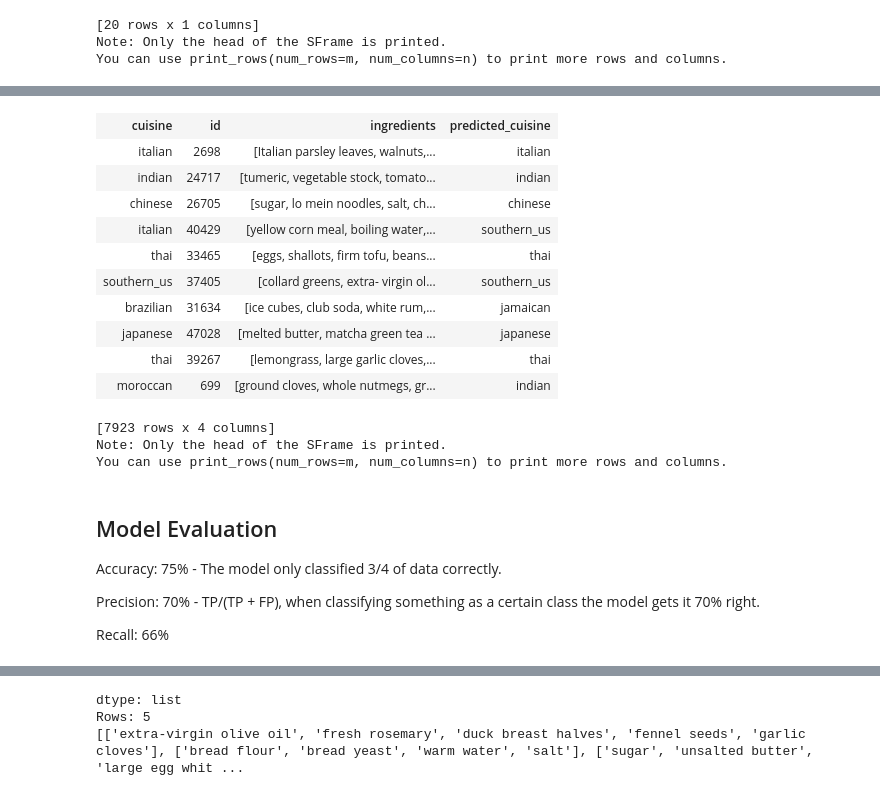
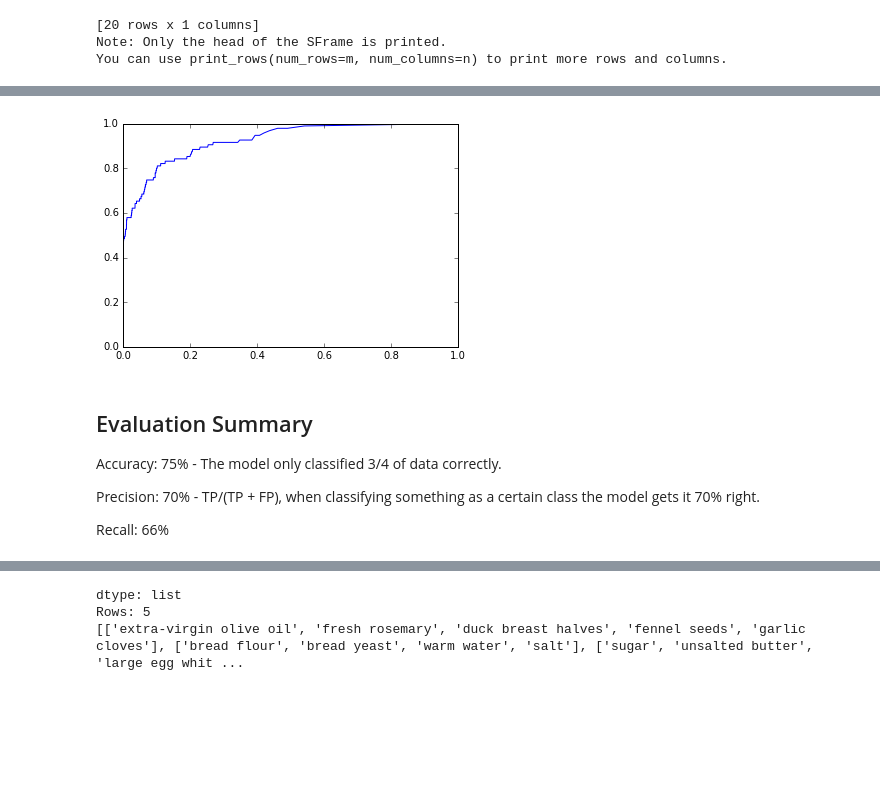
Before and after one commit to ConnieZ/ML-Cuisine-Identifier, a Jupyter notebook: Cuisine Classifier.ipynb, the cells around one changed output, grey strips where cells are left out. Saved outputs shown, nothing was run; the diff lists cells and outputs as text; code cells hidden in the pictures; blank space fills up the shorter version.

```diff
--- a/Cuisine Classifier.ipynb
+++ b/Cuisine Classifier.ipynb
@@ -229,25 +263,13 @@ class_model.evaluate(cuisine_test_set, metric='roc_curve')
+# %%
+# Plot the Brazilian ROC curve
+plt.plot(ev['roc_curve'].filter_by([0], 'class')['fpr'],ev['roc_curve'].filter_by([0], 'class')['tpr'])
+plt.show()
+# %% [output]
+[figure, added]
 # %%
 class_model.show(view='Evaluation')
-# %%
-cuisine_test_set['predicted_cuisine'] = class_model.predict(cuisine_test_set, output_type='class')
-cuisine_test_set
-# %% [output]
-| cuisine | id | ingredients | predicted_cuisine |
-| italian | 2698 | [Italian parsley leaves, walnuts,... | italian |
-| indian | 24717 | [tumeric, vegetable stock, tomato... | indian |
-| chinese | 26705 | [sugar, lo mein noodles, salt, ch... | chinese |
-| italian | 40429 | [yellow corn meal, boiling water,... | southern_us |
-| thai | 33465 | [eggs, shallots, firm tofu, beans... | thai |
-| southern_us | 37405 | [collard greens, extra- virgin ol... | southern_us |
-| brazilian | 31634 | [ice cubes, club soda, white rum,... | jamaican |
-| japanese | 47028 | [melted butter, matcha green tea ... | japanese |
-| thai | 39267 | [lemongrass, large garlic cloves,... | thai |
-| moroccan | 699 | [ground cloves, whole nutmegs, gr... | indian |
-[7923 rows x 4 columns]
-Note: Only the head of the SFrame is printed.
-You can use print_rows(num_rows=m, num_columns=n) to print more rows and columns.
 # %% [markdown]
-## Model Evaluation
+## Evaluation Summary <a name="graphlabeval"></a>
 Accuracy: 75% - The model only classified 3/4 of data correctly.
 
 Precision: 70% - TP/(TP + FP), when classifying something as a certain class the model gets it 70% right.
```
Also changed, not shown: parts of 78 cells of this notebook.
